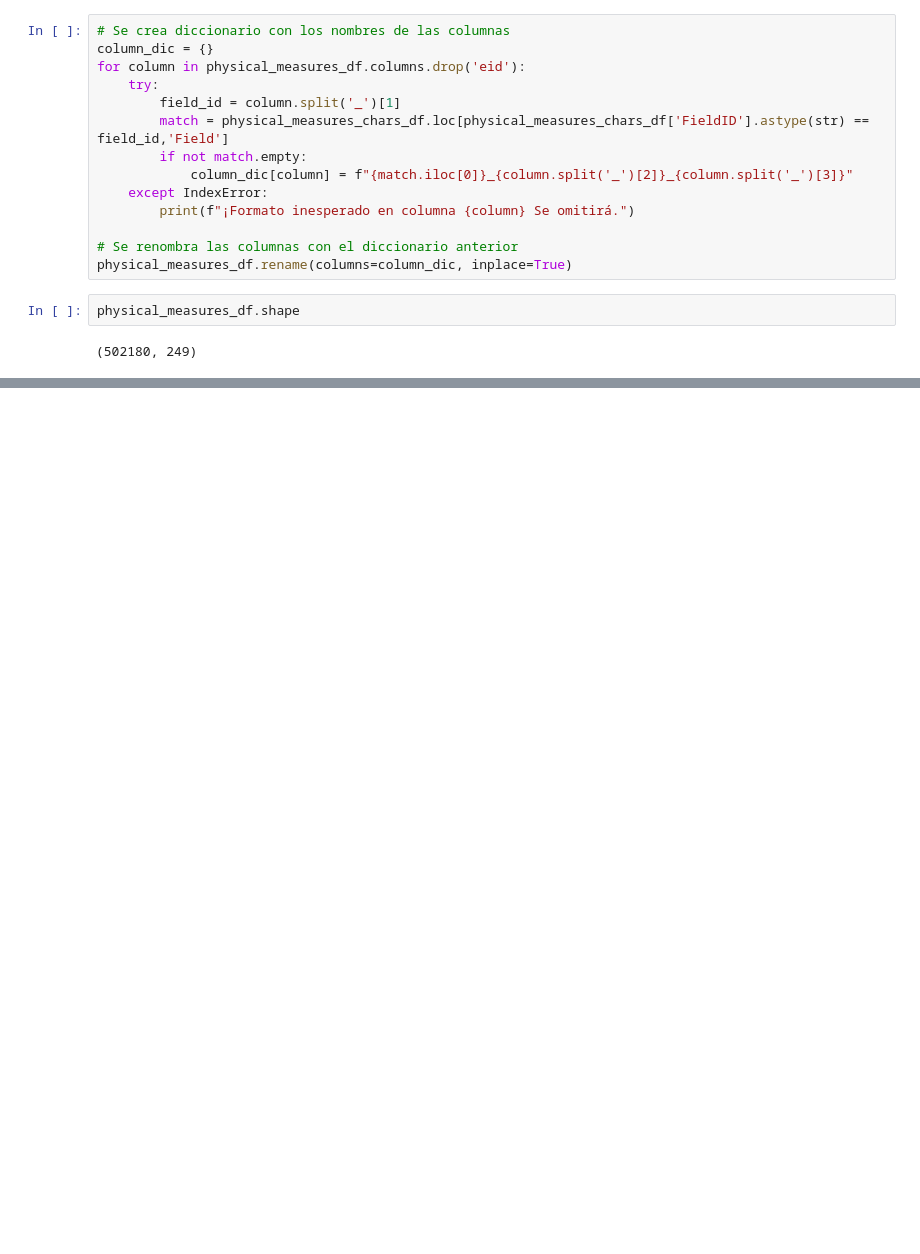
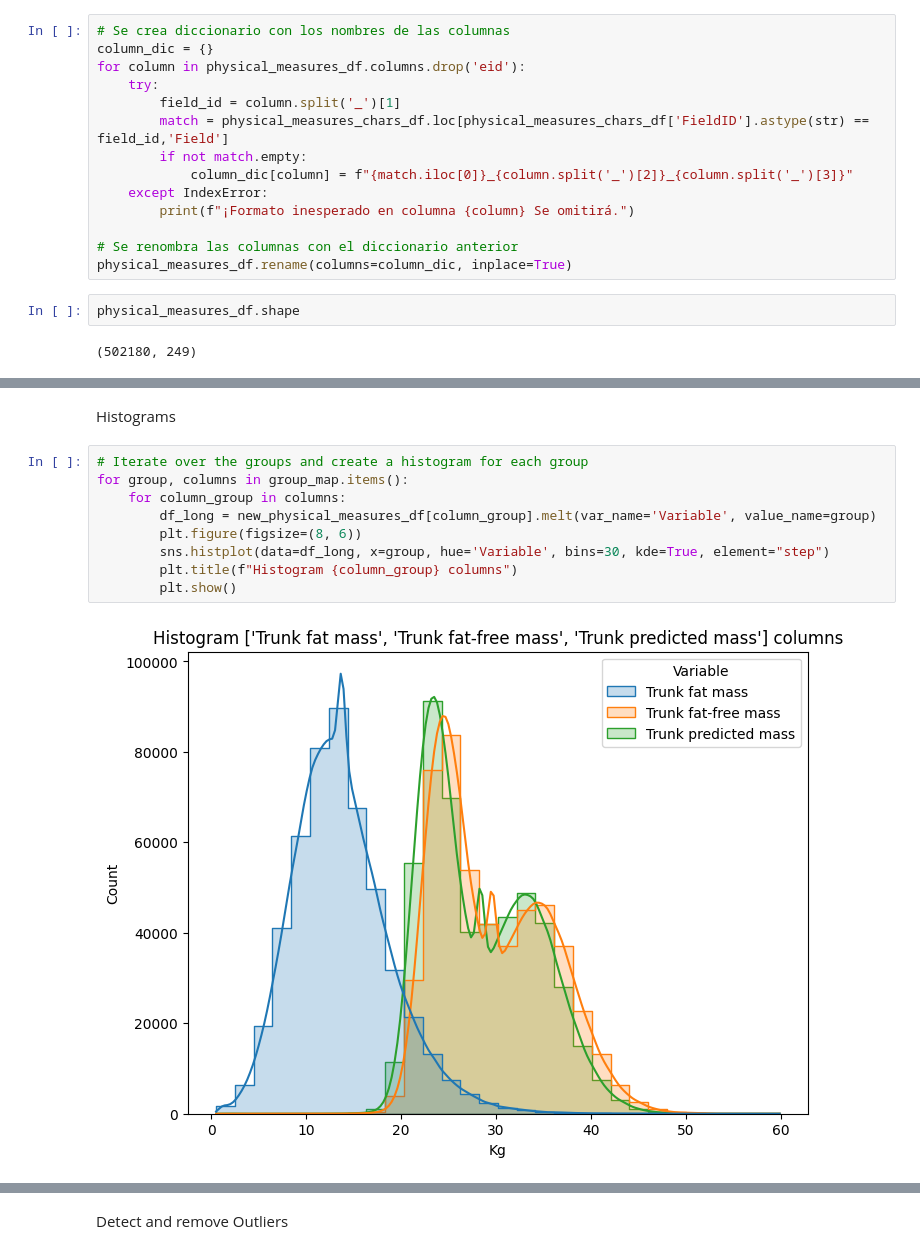
Before and after one commit to fsalamancar/Horizontal_UKB, a Jupyter notebook: physical_measures/physical_measures.ipynb, the cells around one changed output, grey strips where cells are left out. Saved outputs shown, nothing was run; the diff lists cells and outputs as text; blank space fills up the shorter version.

```diff
--- a/physical_measures/physical_measures.ipynb
+++ b/physical_measures/physical_measures.ipynb
@@ -516,0 +298,13 @@ plt.show()
+# %% [markdown]
+Histograms
+# %%
+# Iterate over the groups and create a histogram for each group
+for group, columns in group_map.items():
+    for column_group in columns:
+        df_long = new_physical_measures_df[column_group].melt(var_name='Variable', value_name=group)
+        plt.figure(figsize=(8, 6))
+        sns.histplot(data=df_long, x=group, hue='Variable', bins=30, kde=True, element="step")
+        plt.title(f"Histogram {column_group} columns")
+        plt.show()
+# %% [output]
+[figure, added]
@@ -516,0 +317,2 @@ plt.show()
+# %% [markdown]
+Detect and remove Outliers
```
Also changed, not shown: parts of 101 cells of this notebook.
